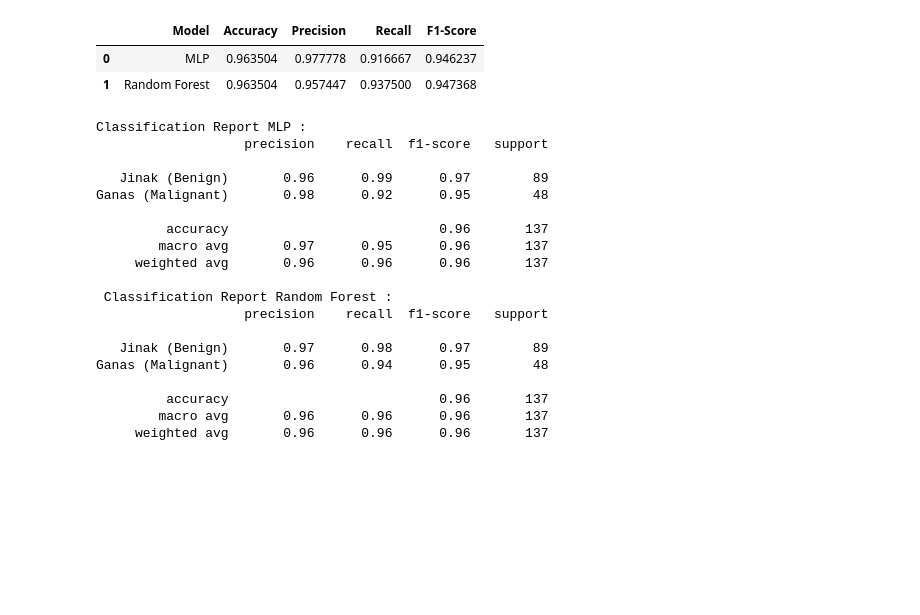
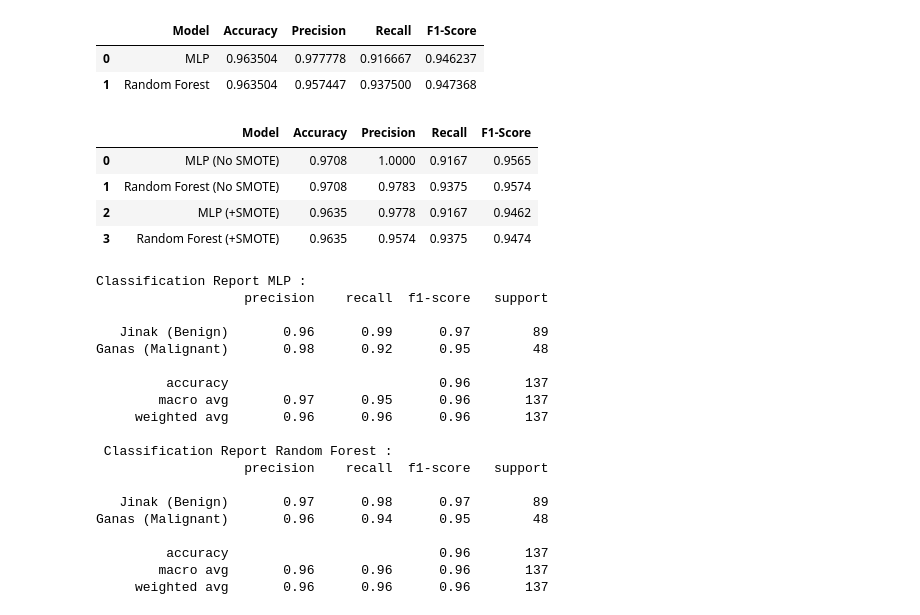
Before and after one commit to izamrosiawan/mlp-vs-random-forest-breast-cancer, a Jupyter notebook: breastcancer.ipynb, the cells around one changed output. Drawn from its saved outputs; the diff is of its cells as text; code cells hidden in the pictures; blank space fills up the shorter version.

```diff
--- a/breastcancer.ipynb
+++ b/breastcancer.ipynb
@@ -349,8 +365,7 @@ F1 Score : 0.9565217391304348
    macro avg       0.98      0.96      0.97       137
 weighted avg       0.97      0.97      0.97       137
 # %%
-# Random Forest Tanpa SMOTE
-
+# Random Forest tanpa SMOTE
 rf = RandomForestClassifier(
     n_estimators=100,
     random_state=43
@@ -358,13 +373,13 @@ rf = RandomForestClassifier(
 
 rf.fit(X_train, y_train)
 
-y_pred_rf = rf.predict(X_test)
+y_pred_rf_no_smote = rf.predict(X_test)
 
-print("Accuracy :", accuracy_score(y_test, y_pred_rf))
-print("Precision:", precision_score(y_test, y_pred_rf))
-print("Recall   :", recall_score(y_test, y_pred_rf))
-print("F1 Score :", f1_score(y_test, y_pred_rf))
-print(classification_report(y_test, y_pred_rf))
+print("Accuracy :", accuracy_score(y_test, y_pred_rf_no_smote))
+print("Precision:", precision_score(y_test, y_pred_rf_no_smote))
+print("Recall   :", recall_score(y_test, y_pred_rf_no_smote))
+print("F1 Score :", f1_score(y_test, y_pred_rf_no_smote))
+print(classification_report(y_test, y_pred_rf_no_smote))
 # %% [output]
 Accuracy : 0.9708029197080292
 Precision: 0.9782608695652174
@@ -497,6 +514,63 @@ hasil
 |  | Model | Accuracy | Precision | Recall | F1-Score |
 | 0 | MLP | 0.963504 | 0.977778 | 0.916667 | 0.946237 |
 | 1 | Random Forest | 0.963504 | 0.957447 | 0.937500 | 0.947368 |
+# %%
+hasil = pd.DataFrame({
+
+'Model':[
+'MLP (No SMOTE)',
+'Random Forest (No SMOTE)',
+'MLP (+SMOTE)',
+'Random Forest (+SMOTE)'
+],
+
+'Accuracy':[
+
+accuracy_score(y_test, y_pred_mlp_no_smote),
+accuracy_score(y_test, y_pred_rf_no_smote),
+
+accuracy_score(y_test, y_pred_mlp),
+accuracy_score(y_test, y_pred_rf)
+],
+
+'Precision':[
+
+precision_score(y_test, y_pred_mlp_no_smote),
+precision_score(y_test, y_pred_rf_no_smote),
+
+precision_score(y_test, y_pred_mlp),
+precision_score(y_test, y_pred_rf)
+],
+
+'Recall':[
+
+recall_score(y_test, y_pred_mlp_no_smote),
+recall_score(y_test, y_pred_rf_no_smote),
+
+recall_score(y_test, y_pred_mlp),
+recall_score(y_test, y_pred_rf)
+],
+
+'F1-Score':[
+
+f1_score(y_test, y_pred_mlp_no_smote),
+f1_score(y_test, y_pred_rf_no_smote),
+
+f1_score(y_test, y_pred_mlp),
+f1_score(y_test, y_pred_rf)
+]
+
+})
+
+hasil = hasil.round(4)
+
+hasil
+# %% [output]
+|  | Model | Accuracy | Precision | Recall | F1-Score |
+| 0 | MLP (No SMOTE) | 0.9708 | 1.0000 | 0.9167 | 0.9565 |
+| 1 | Random Forest (No SMOTE) | 0.9708 | 0.9783 | 0.9375 | 0.9574 |
+| 2 | MLP (+SMOTE) | 0.9635 | 0.9778 | 0.9167 | 0.9462 |
+| 3 | Random Forest (+SMOTE) | 0.9635 | 0.9574 | 0.9375 | 0.9474 |
 # %%
 # Classification Report
 print("Classification Report MLP : ")
```
Also changed, not shown: parts of 9 cells of this notebook, 1 other file.
